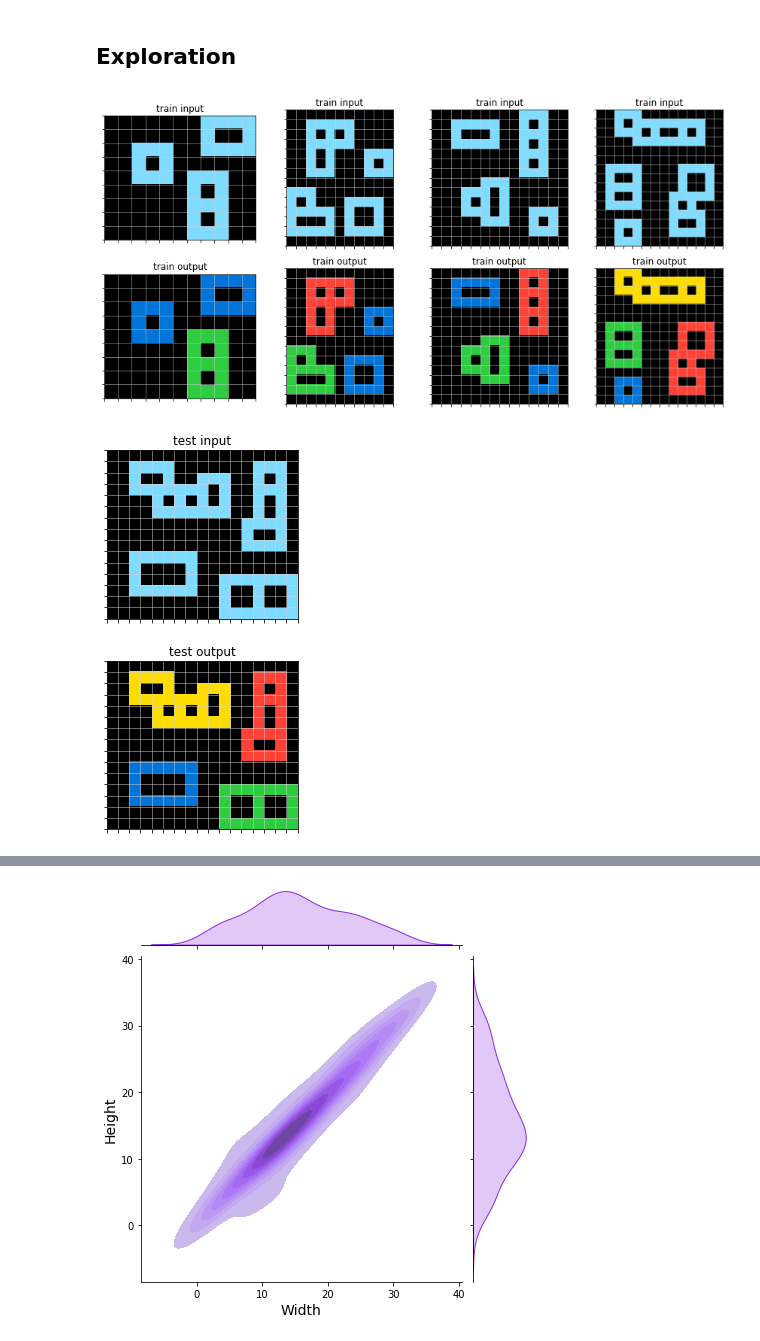
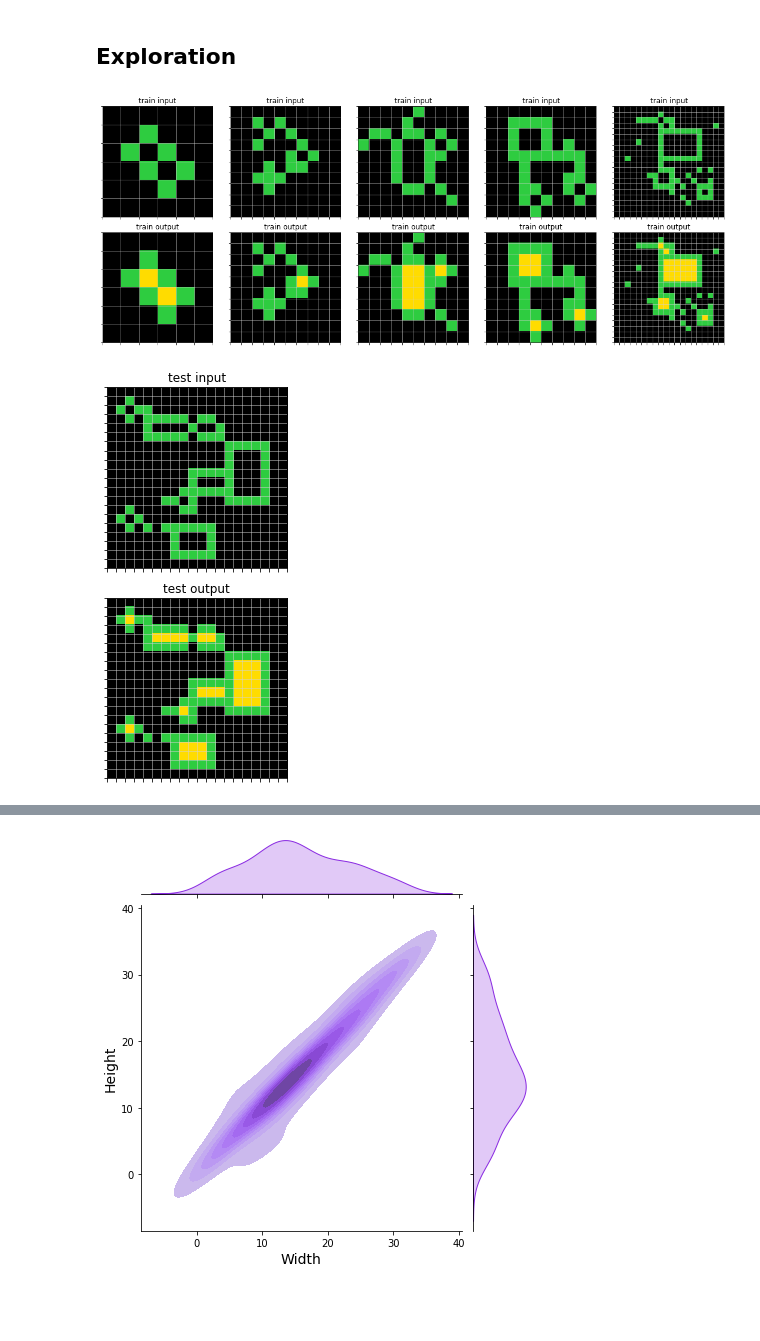
Before and after one commit to foger3/ARC_DeepLearning, a Jupyter notebook: model/ARC_DL.ipynb, the cells around one changed output, grey strips where cells are left out. Saved outputs shown, nothing was run; the diff lists cells and outputs as text; code cells hidden in the pictures; blank space fills up the shorter version.

```diff
--- a/model/ARC_DL.ipynb
+++ b/model/ARC_DL.ipynb
@@ -217,10 +215,10 @@ def itg(x): return np.int32(np.round(x))
 # %% [markdown]
 ## **Exploration**
 # %%
-plot_ARC(12, path = "evaluation")
+plot_ARC(1, path = "training")
 # %% [output]
-[figure, old version]
+[figure, new version]
-[figure, old version]
+[figure, new version]
 # %%
 means = [np.mean(matrix) for matrix in matrices]
 fig = ff.create_distplot([means], group_labels=["Means"], colors=["green"])
```
Also changed, not shown: parts of 10 cells of this notebook.
